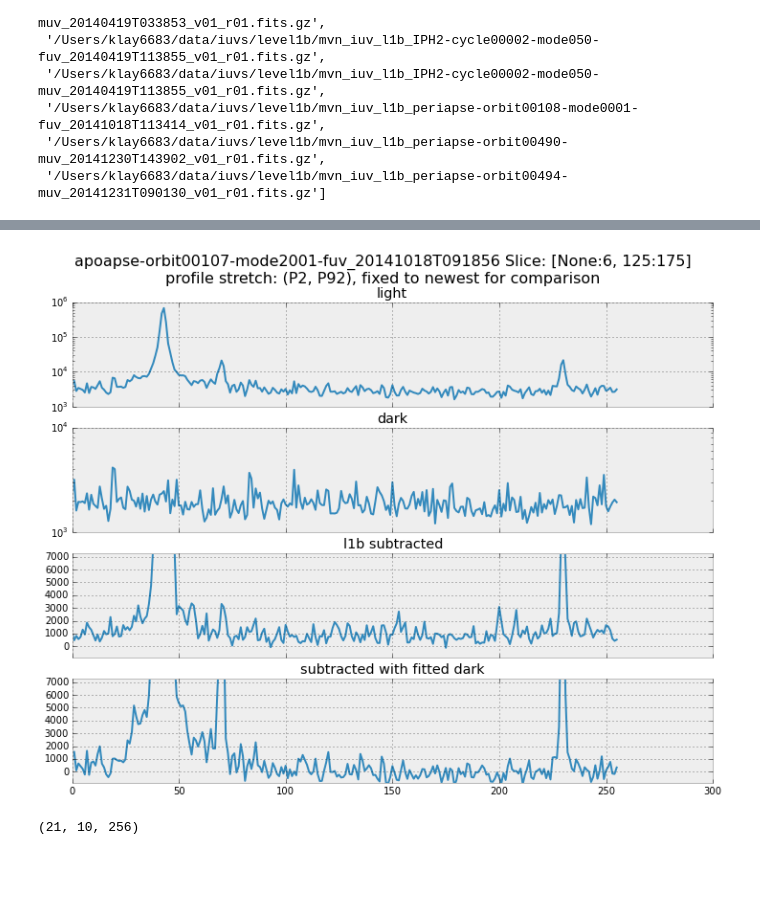
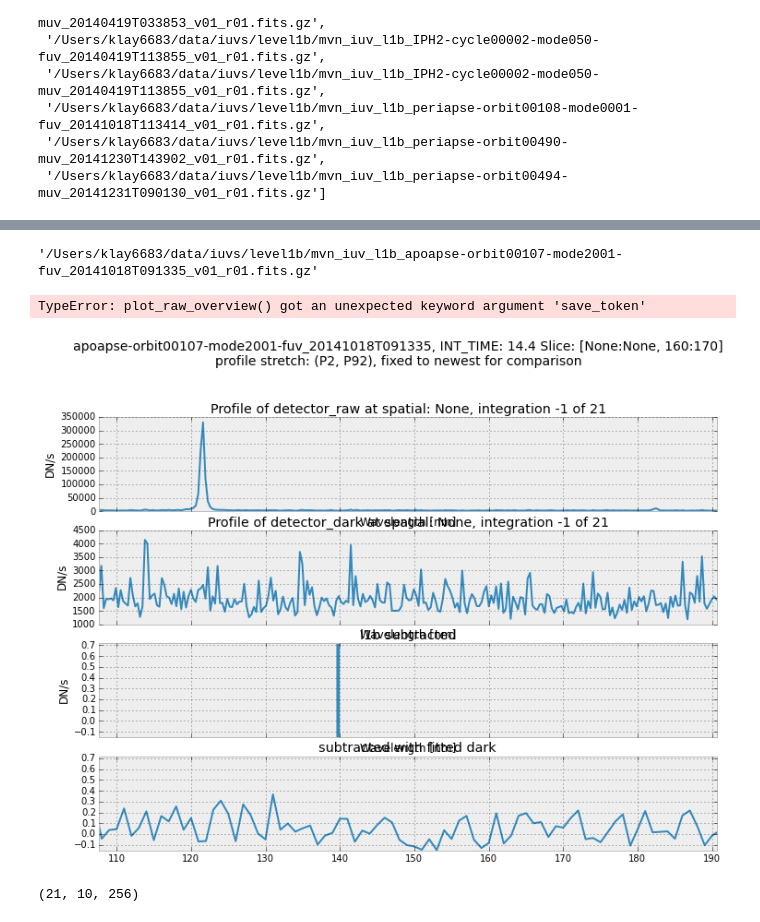
Before and after one commit to michaelaye/iuvs, a Jupyter notebook: notebooks/2015-03-01 IUVS Meeting Berkeley.ipynb, the cells around one changed output, grey strips where cells are left out. Cells and saved outputs as stored; diff of their text form; code cells hidden in the pictures; blank space fills up the shorter version.

```diff
--- a/notebooks/2015-03-01 IUVS Meeting Berkeley.ipynb
+++ b/notebooks/2015-03-01 IUVS Meeting Berkeley.ipynb
@@ -130,7 +127,7 @@ def plot_profiles(l1b, spatialslice, spectralslice, integration):
     light = l1b.get_integration('scaled_raw', integration)
     dark = l1b.get_integration('scaled_dark', integration)
 
-    spatial = img.shape[0]//2
+    spatial = light.shape[0]//2
     l1b.plot_raw_profile(integration, ax=axes[0])
     l1b.plot_dark_profile(integration, ax=axes[1])
 
@@ -146,13 +143,15 @@ def plot_profiles(l1b, spatialslice, spectralslice, integration):
     axes[3].set_ylim(min_, max_)
     axes[3].set_title('subtracted with fitted dark')
     fig.suptitle("{} Slice: [{}:{}, {}:{}]\nprofile stretch: (P2, P92), fixed to newest for comparison"
-                 .format(get_title(l1b),
+                 .format(l1b.plottitle,
                          spatialslice.start,
                          spatialslice.stop,
                          spectralslice.start,
                          spectralslice.stop),
-                 fontsize=16)
-    fig.savefig('plots/'+get_title(l1b)+'_2.png', dpi=150)
+                 fontsize=14)
+    fig.subplots_adjust(top=0.85)
+    fig.tight_layout()
+    fig.savefig('plots/'+l1b.plotfname+'_2.png', dpi=150)
     return sub
 # %%
 plt.rcParams['figure.figsize'] = calc_4_to_3(12)
@@ -166,9 +160,17 @@ NameError: name 'get_title' is not defined
+# %%
+l1b.fname
+# %% [output]
+'/Users/klay6683/data/iuvs/level1b/mvn_iuv_l1b_apoapse-orbit00107-mode2001-fuv_20141018T091335_v01_r01.fits.gz'
+# %%
+l1b.plot_raw_overview(-1, save_token='1')
+# %% [output]
+TypeError: plot_raw_overview() got an unexpected keyword argument 'save_token'
 # %%
-spa_slice = slice(None, 6)
-spe_slice = slice(125, 175)
-sub = plot_profiles(l1b, spa_slice, spe_slice)
+spa_slice = slice(None, None)
+spe_slice = slice(160, 170)
+sub = plot_profiles(l1b, spa_slice, spe_slice, -1)
 # %% [output]
-[figure, old version]
+[figure, new version]
 # %%
 l1b.detector_raw.shape
 # %% [output]
```
Also changed, not shown: parts of 3 cells of this notebook.
